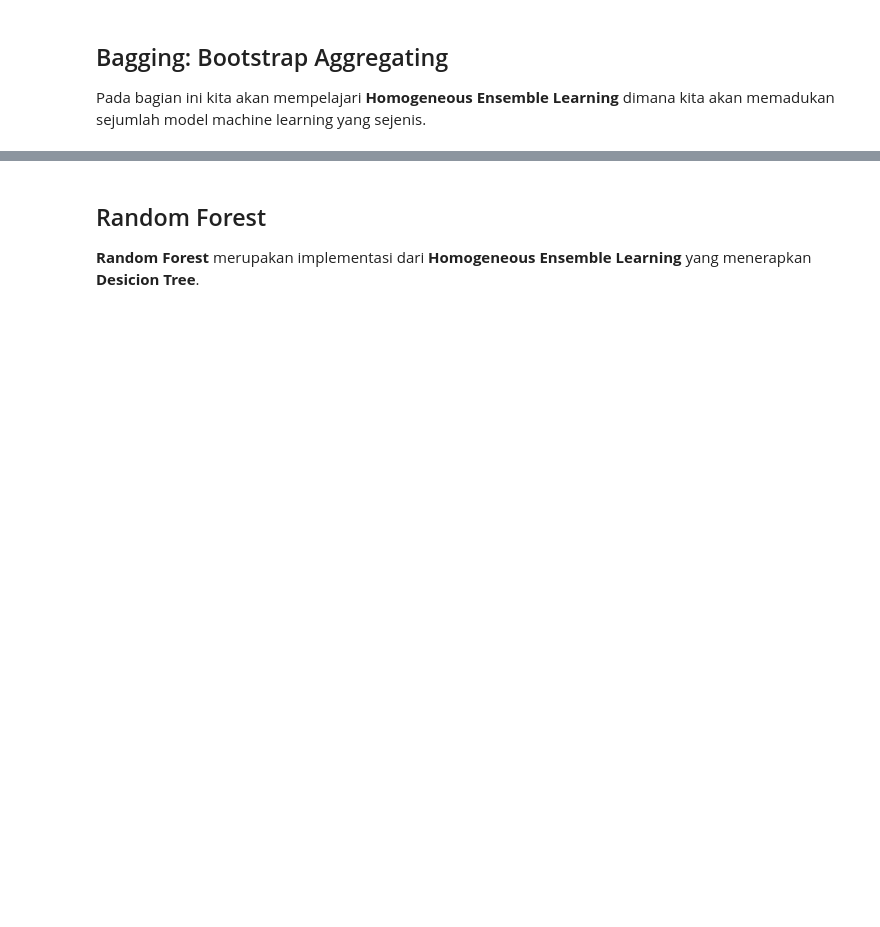
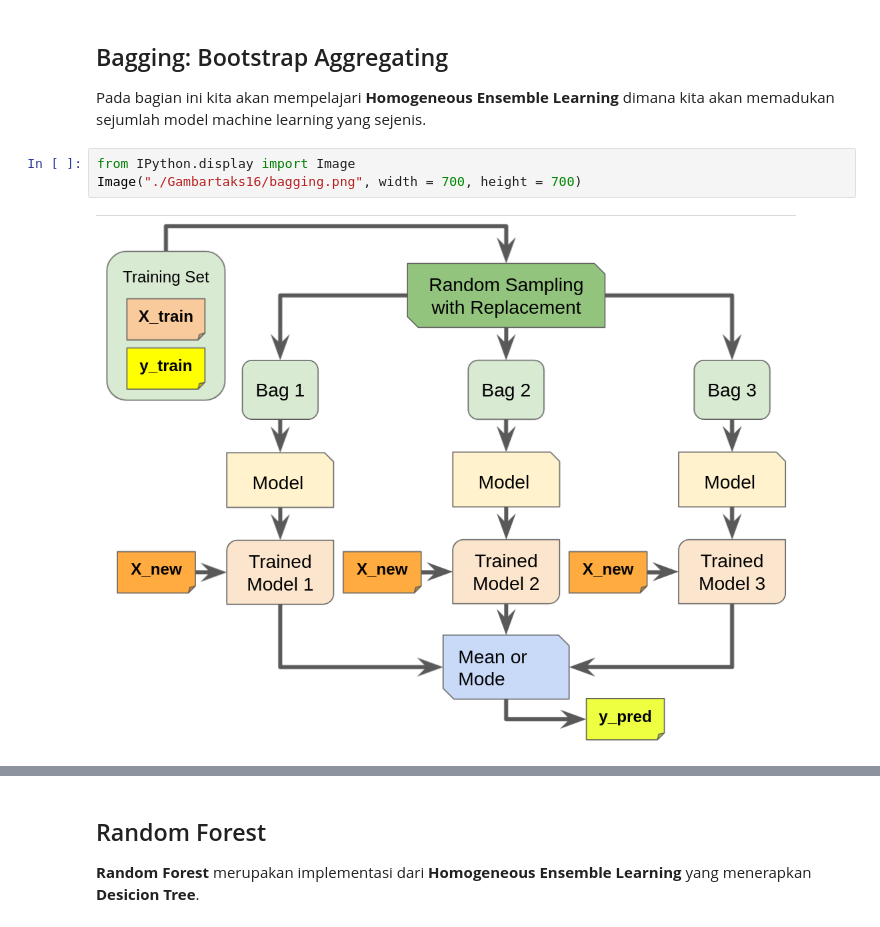
Before and after one commit to Ferlyapiang/Basic-Data-Science, a Jupyter notebook: Data-Science/16_Random_Forest_Classification.ipynb, the cells around one changed output, grey strips where cells are left out. Saved outputs shown, nothing was run; the diff lists cells and outputs as text; blank space fills up the shorter version.

```diff
--- a/Data-Science/16_Random_Forest_Classification.ipynb
+++ b/Data-Science/16_Random_Forest_Classification.ipynb
@@ -38,4 +44,9 @@ Karena disini kita memadukan sejumlah model machine learning yang berbeda, maka
 ## Bagging: Bootstrap Aggregating
 
 Pada bagian ini kita akan mempelajari **Homogeneous Ensemble Learning** dimana kita akan memadukan sejumlah model machine learning yang sejenis.
+# %%
+from IPython.display import Image
+Image("./Gambartaks16/bagging.png", width = 700, height = 700)
+# %% [output]
+[figure, added]
 # %% [markdown]
```
Also changed, not shown: parts of 8 cells of this notebook.
